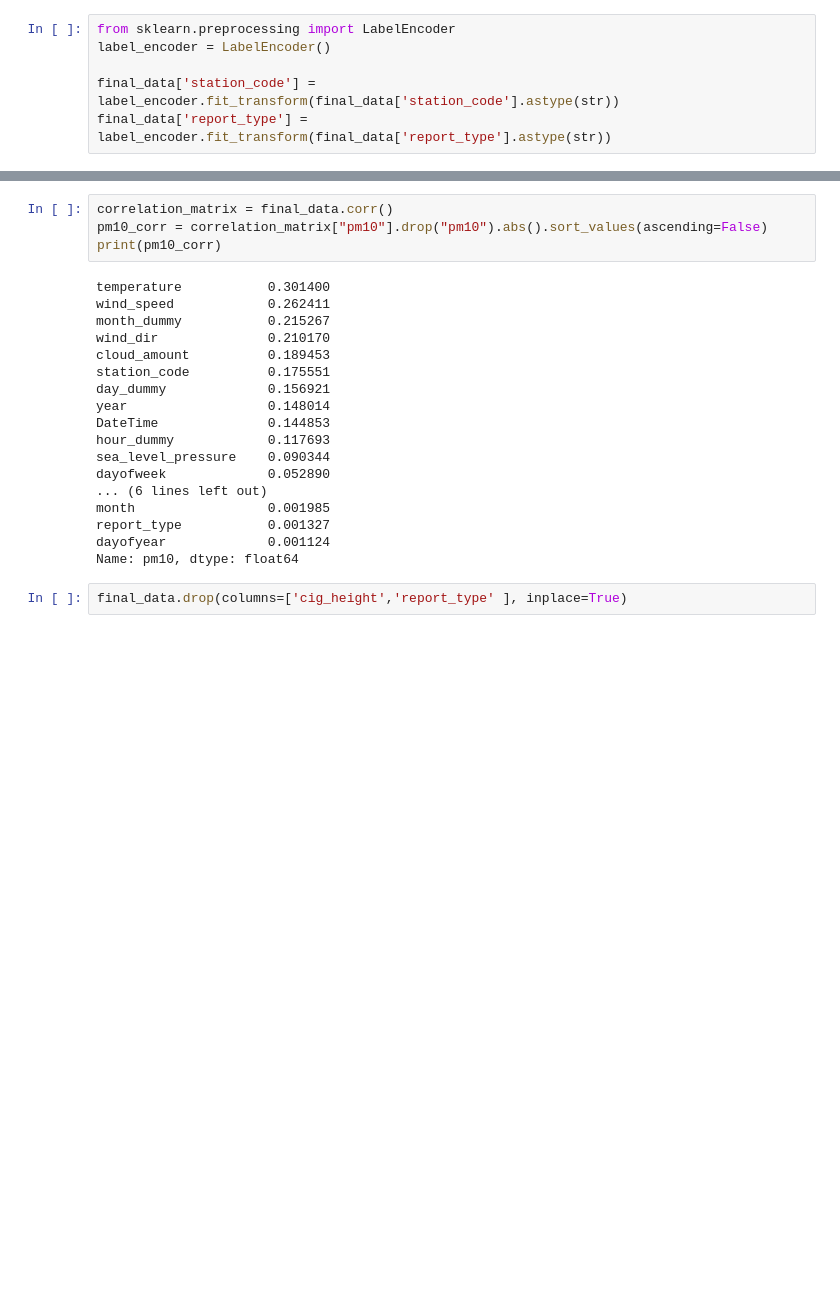
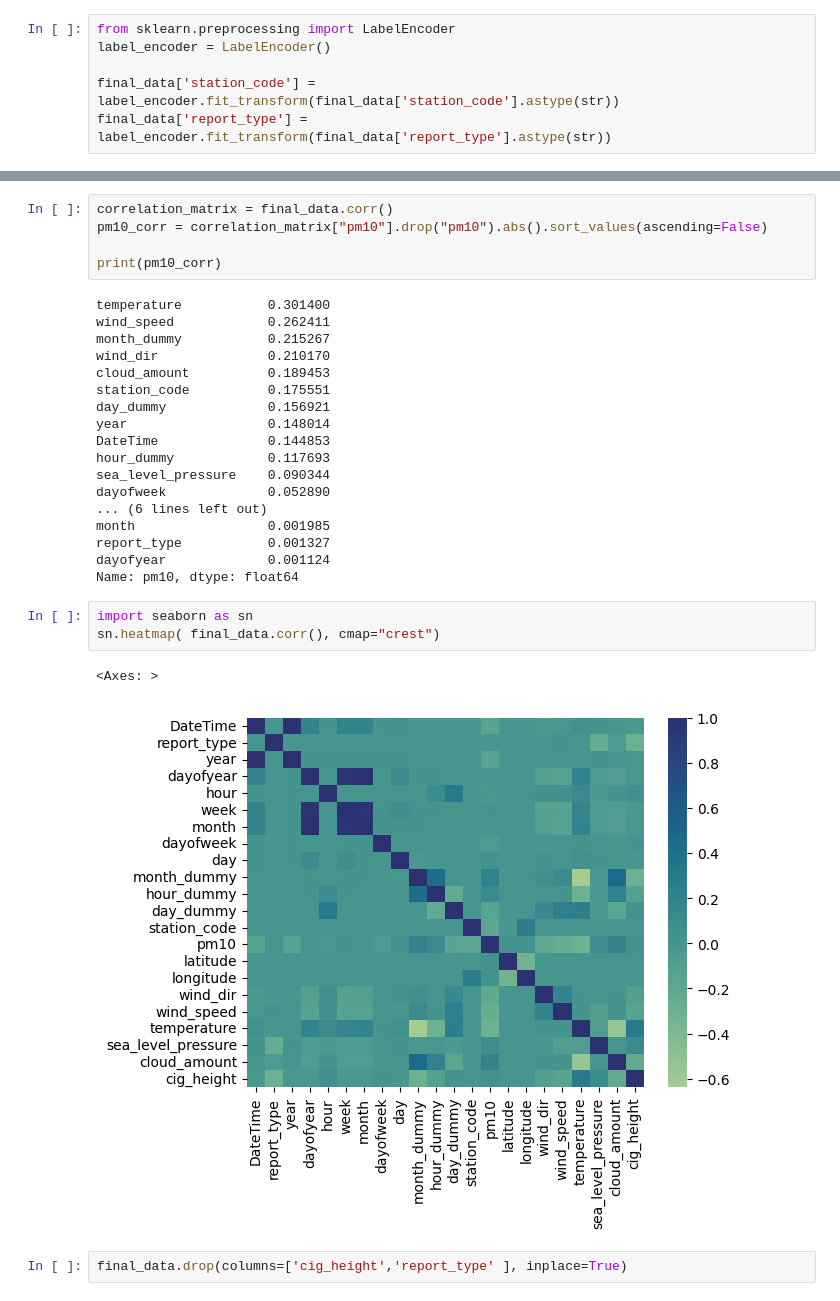
Before and after one commit to NguyenThanhNamIT/AIRPPMHackathon, a Jupyter notebook: src/preprocessing/preprocess.ipynb, the cells around one changed output, grey strips where cells are left out. Cells and saved outputs as stored; diff of their text form; blank space fills up the shorter version.

```diff
--- a/src/preprocessing/preprocess.ipynb
+++ b/src/preprocessing/preprocess.ipynb
@@ -715,6 +717,7 @@ final_data.head()
 # %%
 correlation_matrix = final_data.corr()
 pm10_corr = correlation_matrix["pm10"].drop("pm10").abs().sort_values(ascending=False)
+
 print(pm10_corr)
 # %% [output]
 temperature           0.301400
@@ -734,6 +737,12 @@ month                 0.001985
 report_type           0.001327
 dayofyear             0.001124
 Name: pm10, dtype: float64
+# %%
+import seaborn as sn
+sn.heatmap( final_data.corr(), cmap="crest")
+# %% [output]
+<Axes: >
+[figure, added]
 # %%
 final_data.drop(columns=['cig_height','report_type' ], inplace=True)
 # %%
```
Also changed, not shown: parts of 4 cells of this notebook, 5 other files.
